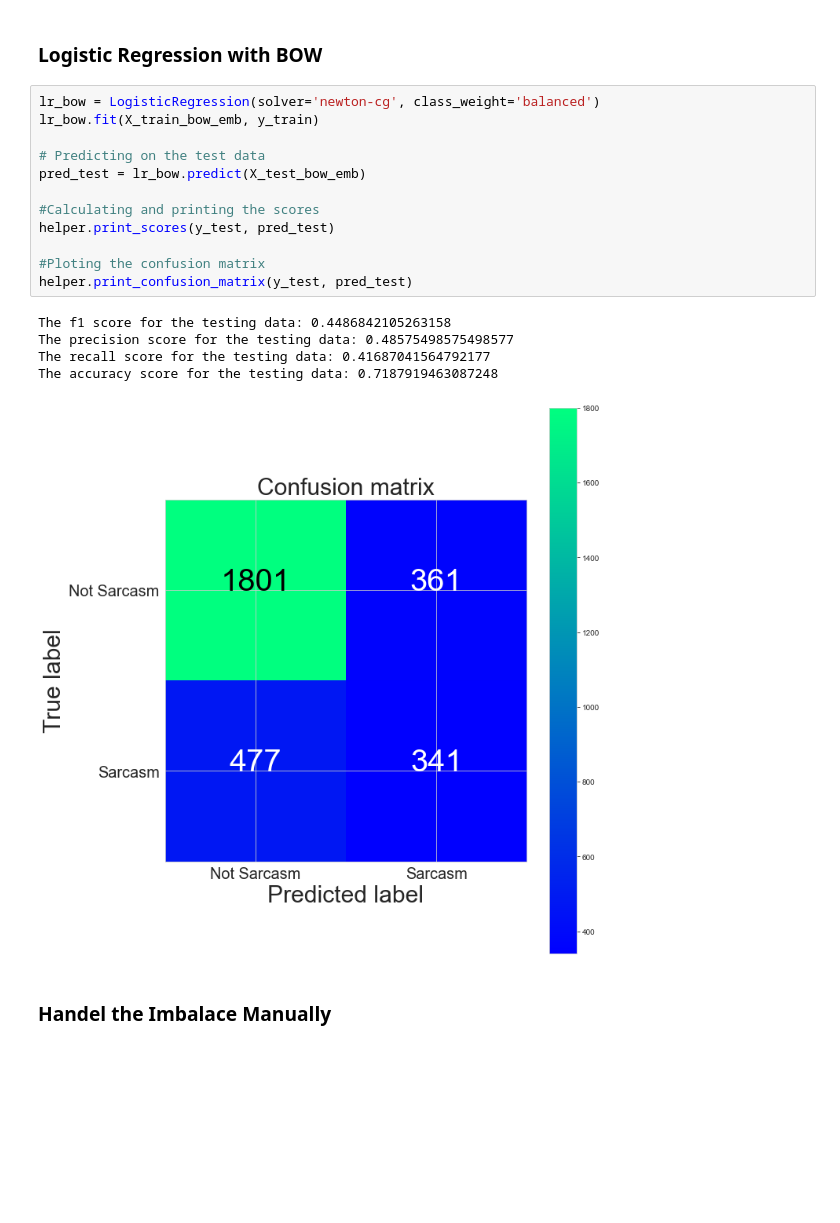
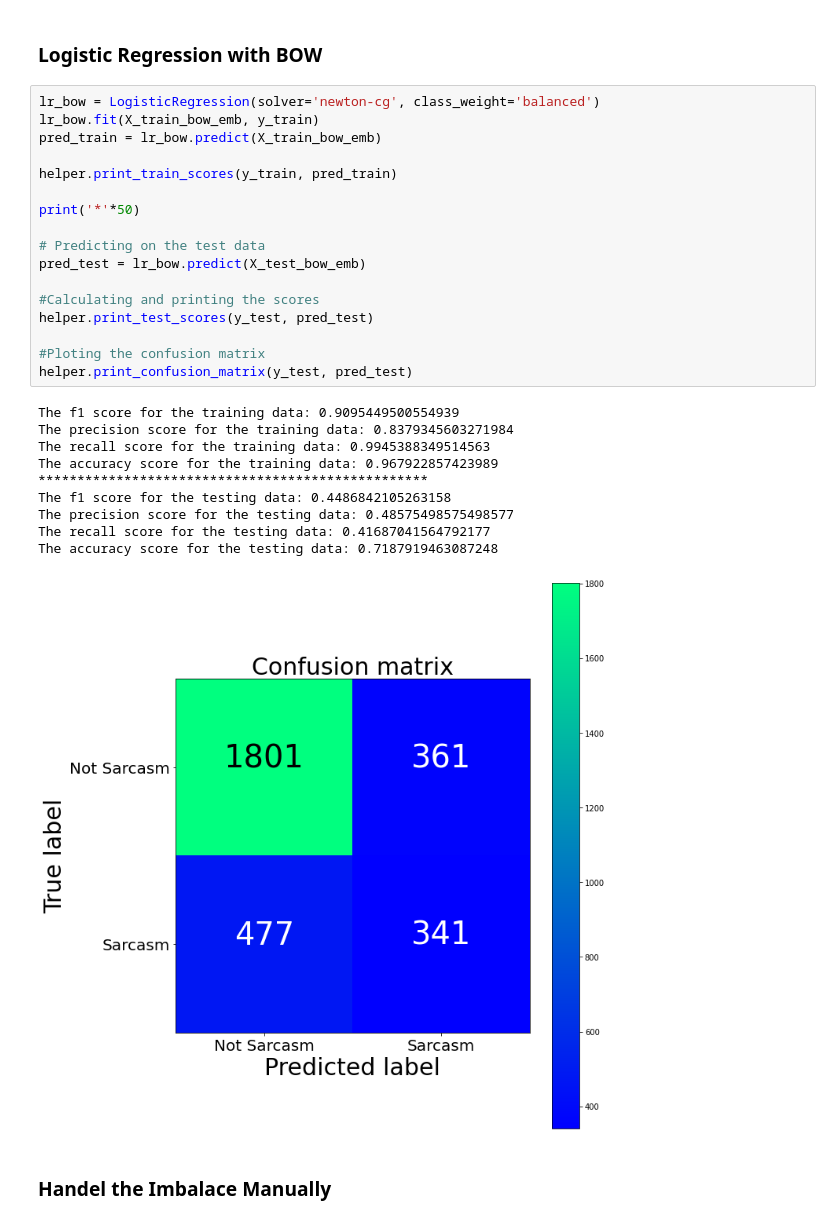
Before and after one commit to Moamen-Elsayed/Sarcasm-Detection-ArSarcasm-Dataset, a Jupyter notebook: Machine_Learning_Approach_Sarcasm_Detection.ipynb, the cells around one changed output. Cells and saved outputs as stored; diff of their text form; blank space fills up the shorter version.

```diff
--- a/Machine_Learning_Approach_Sarcasm_Detection.ipynb
+++ b/Machine_Learning_Approach_Sarcasm_Detection.ipynb
@@ -147,21 +148,31 @@ plt.show()
 # %%
 lr_bow = LogisticRegression(solver='newton-cg', class_weight='balanced')
 lr_bow.fit(X_train_bow_emb, y_train)
+pred_train = lr_bow.predict(X_train_bow_emb)
+
+helper.print_train_scores(y_train, pred_train)
+
+print('*'*50)
 
 # Predicting on the test data
 pred_test = lr_bow.predict(X_test_bow_emb)
 
 #Calculating and printing the scores
-helper.print_scores(y_test, pred_test)
+helper.print_test_scores(y_test, pred_test)
 
 #Ploting the confusion matrix
 helper.print_confusion_matrix(y_test, pred_test)
 # %% [output]
+The f1 score for the training data: 0.9095449500554939
+The precision score for the training data: 0.8379345603271984
+The recall score for the training data: 0.9945388349514563
+The accuracy score for the training data: 0.967922857423989
+**************************************************
 The f1 score for the testing data: 0.4486842105263158
 The precision score for the testing data: 0.48575498575498577
 The recall score for the testing data: 0.41687041564792177
 The accuracy score for the testing data: 0.7187919463087248
-[figure, old version]
+[figure, new version]
 # %% [markdown]
 ### Handel the Imbalace Manually
 # %%
```
Also changed, not shown: parts of 38 cells of this notebook, 1 other file.
